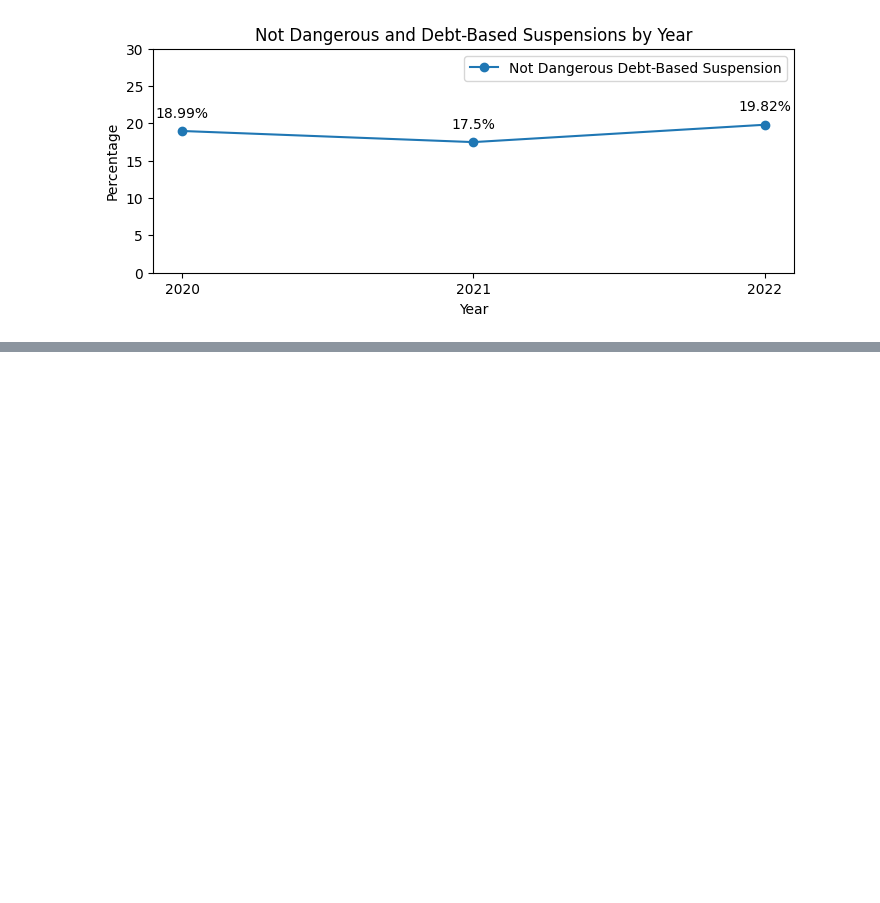
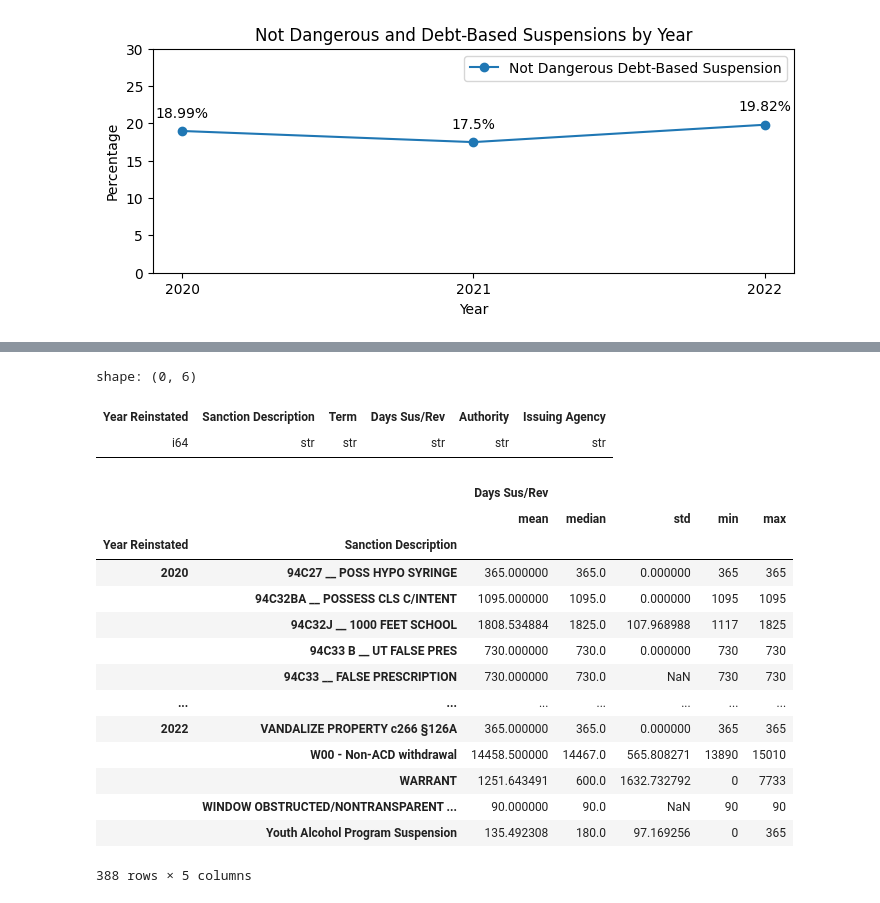
Before and after one commit to BU-Spark/ds4g-livable-streets-debt, a Jupyter notebook: analysis/discovery.ipynb, the cells around one changed output, grey strips where cells are left out. Saved outputs shown, nothing was run; the diff lists cells and outputs as text; code cells hidden in the pictures; blank space fills up the shorter version.

Commit message:
New groupby

```diff
--- a/analysis/discovery.ipynb
+++ b/analysis/discovery.ipynb
@@ -350,0 +420,29 @@ if not pathlib.Path.exists(data_path.joinpath('suspension_reasons.csv')):
+# %%
+reinstatement.head(10)
+# %% [output]
+shape: (0, 6)
+| Year Reinstated | Sanction Description | Term | Days Sus/Rev | Authority | Issuing Agency |
+| i64 | str | str | str | str | str |
+# %%
+rein_df= reinstatement.to_pandas()
+rein_df[
+    (rein_df['Days Sus/Rev'] != 'INDEFINITE') & (rein_df['Days Sus/Rev'] != 'Definite') & (rein_df['Days Sus/Rev'] != 'Lifetime')
+    ].dropna(subset=['Days Sus/Rev']).astype({'Days Sus/Rev': 'int64'})[
+        ['Year Reinstated', 'Sanction Description', 'Days Sus/Rev']
+        ].groupby(['Year Reinstated', 'Sanction Description']).agg([np.mean, np.median, np.std, np.min, np.max])
+# %% [output]
+|  |  | Days Sus/Rev |  |  |  |  |
+|  |  | mean | median | std | min | max |
+| Year Reinstated | Sanction Description |  |  |  |  |  |
+| 2020 | 94C27 __ POSS HYPO SYRINGE | 365.000000 | 365.0 | 0.000000 | 365 | 365 |
+|  | 94C32BA __ POSSESS CLS C/INTENT | 1095.000000 | 1095.0 | 0.000000 | 1095 | 1095 |
+|  | 94C32J __ 1000 FEET SCHOOL | 1808.534884 | 1825.0 | 107.968988 | 1117 | 1825 |
+|  | 94C33 B __ UT FALSE PRES | 730.000000 | 730.0 | 0.000000 | 730 | 730 |
+|  | 94C33 __ FALSE PRESCRIPTION | 730.000000 | 730.0 | NaN | 730 | 730 |
+| ... | ... | ... | ... | ... | ... | ... |
+| 2022 | VANDALIZE PROPERTY c266 §126A | 365.000000 | 365.0 | 0.000000 | 365 | 365 |
+|  | W00 - Non-ACD withdrawal | 14458.500000 | 14467.0 | 565.808271 | 13890 | 15010 |
+|  | WARRANT | 1251.643491 | 600.0 | 1632.732792 | 0 | 7733 |
+|  | WINDOW OBSTRUCTED/NONTRANSPARENT ... | 90.000000 | 90.0 | NaN | 90 | 90 |
+|  | Youth Alcohol Program Suspension | 135.492308 | 180.0 | 97.169256 | 0 | 365 |
+388 rows × 5 columns
```
Also changed, not shown: parts of 5 cells of this notebook, 2 other files.
